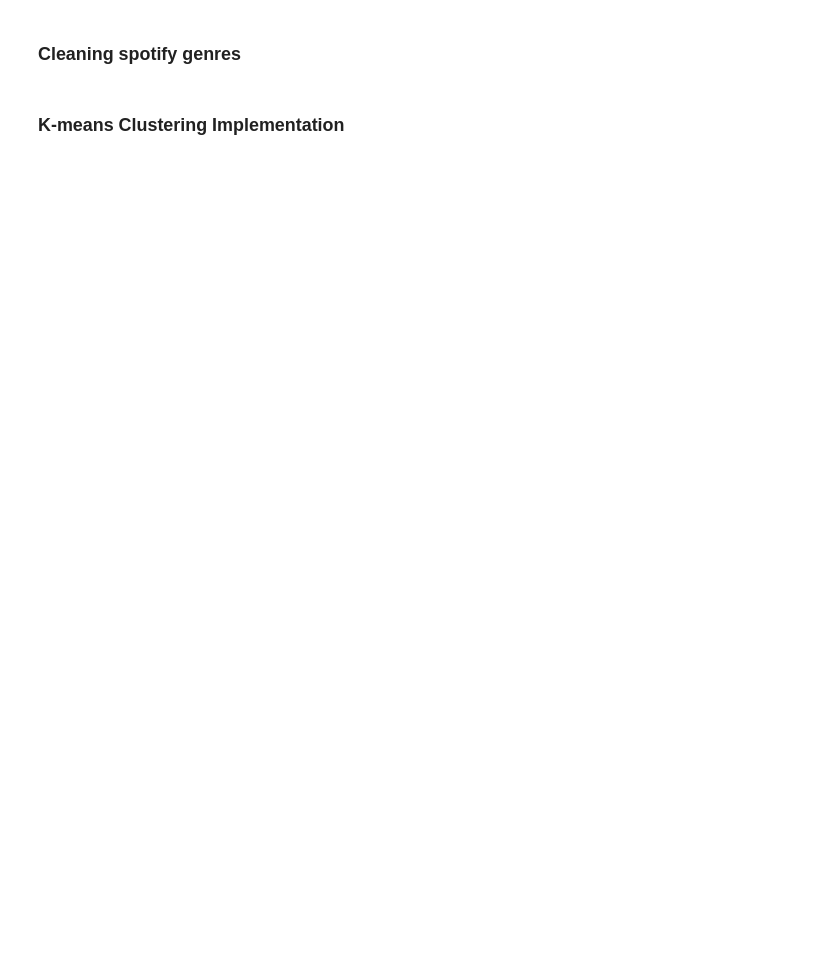
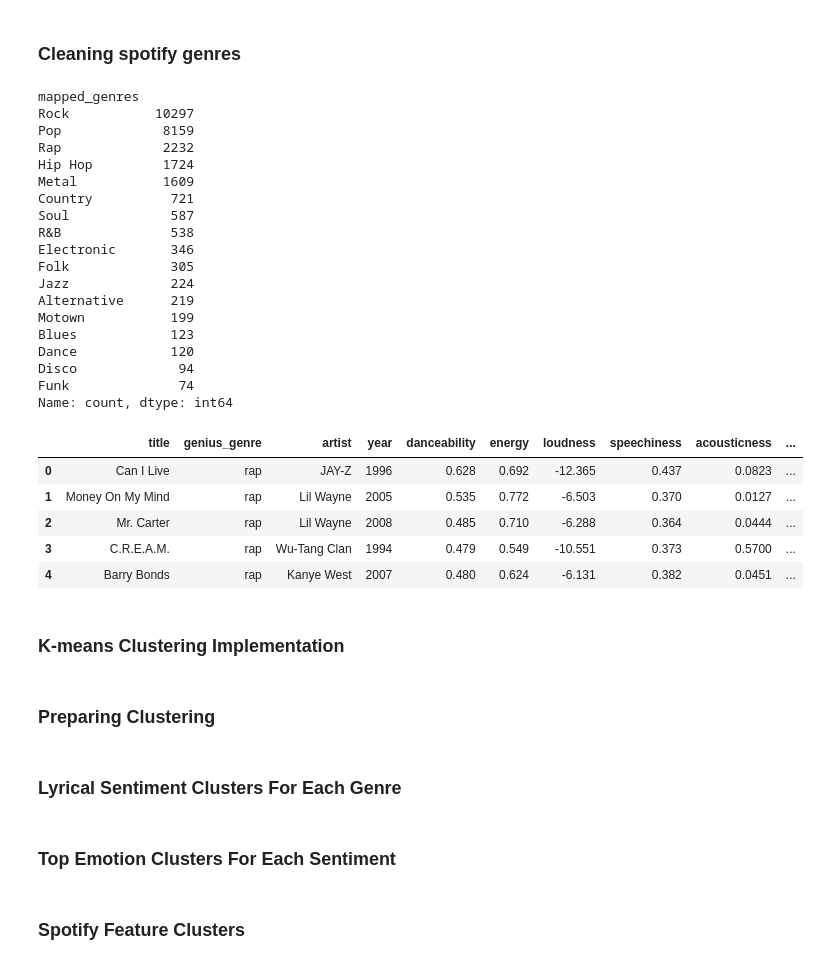
Before and after one commit to NataliaP14/music-genre-trends, a Jupyter notebook: notebooks/2_genre_clustering.ipynb, the cells around one changed output. Drawn from its saved outputs; the diff is of its cells as text; code cells hidden in the pictures; blank space fills up the shorter version.

Commit message:
added some starter code to clustering implemenetation

```diff
--- a/notebooks/2_genre_clustering.ipynb
+++ b/notebooks/2_genre_clustering.ipynb
@@ -75,34 +90,69 @@ def get_main_genre(genre, genius_genre):
 
         if base_genre is None:
             last = genre_clean.split()[-1].lower()
             base_genre = ng_map.get(last, None)
 
 
         if base_genre in merge_map:
             base_genre = merge_map[base_genre]
 
 
         if base_genre is not None:
             genres_list.append(base_genre)
 
 
     if genres_list:
         final_genres = max(set(genres_list), key=genres_list.count)
     else:
         if genius_genre:
             final_genres = genius_map.get(genius_genre.lower(), genius_genre.title())
 
 
     return final_genres
 
 
 
 
 features_lyrics['mapped_genres'] = features_lyrics.apply(lambda x: get_main_genre(x['spotify_genre_list'], x['genius_genre']), axis=1)
 features_lyrics = features_lyrics[features_lyrics['mapped_genres'] != 'Misc']
 
+features_lyrics.drop(columns=['spotify_genre_list', 'genius_genre', 'top_emotion', 'topEmotionWord'], inplace=True)
 
-
-features_lyrics['mapped_genres'].value_counts()
+print(features_lyrics['mapped_genres'].value_counts())
+features_lyrics.head()
+# %% [output]
+mapped_genres
+Rock           10297
+Pop             8159
+Rap             2232
+Hip Hop         1724
+Metal           1609
+Country          721
+Soul             587
+R&B              538
+Electronic       346
+Folk             305
+Jazz             224
+Alternative      219
+Motown           199
+Blues            123
+Dance            120
+Disco             94
+Funk              74
+Name: count, dtype: int64
+|  | title | genius_genre | artist | year | danceability | energy | loudness | speechiness | acousticness | ... |
+| 0 | Can I Live | rap | JAY-Z | 1996 | 0.628 | 0.692 | -12.365 | 0.437 | 0.0823 | ... |
+| 1 | Money On My Mind | rap | Lil Wayne | 2005 | 0.535 | 0.772 | -6.503 | 0.370 | 0.0127 | ... |
+| 2 | Mr. Carter | rap | Lil Wayne | 2008 | 0.485 | 0.710 | -6.288 | 0.364 | 0.0444 | ... |
+| 3 | C.R.E.A.M. | rap | Wu-Tang Clan | 1994 | 0.479 | 0.549 | -10.551 | 0.373 | 0.5700 | ... |
+| 4 | Barry Bonds | rap | Kanye West | 2007 | 0.480 | 0.624 | -6.131 | 0.382 | 0.0451 | ... |
 # %% [markdown]
 ### K-means Clustering Implementation
+# %% [markdown]
+### Preparing Clustering
+# %% [markdown]
+### Lyrical Sentiment Clusters For Each Genre
+# %% [markdown]
+### Top Emotion Clusters For Each Sentiment
+# %% [markdown]
+### Spotify Feature Clusters
```
Also changed, not shown: parts of 1 cell of this notebook, 3 other files.
